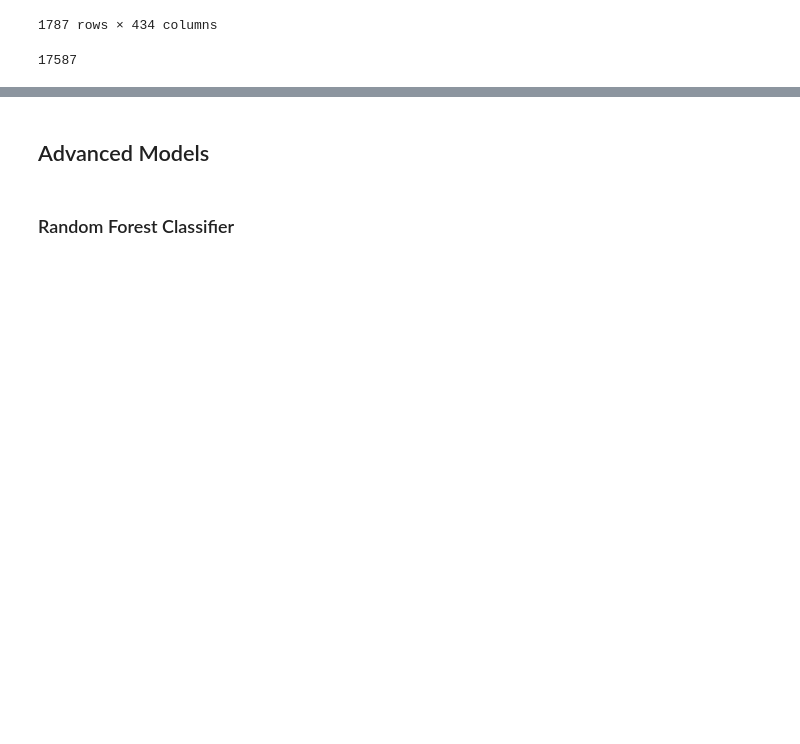
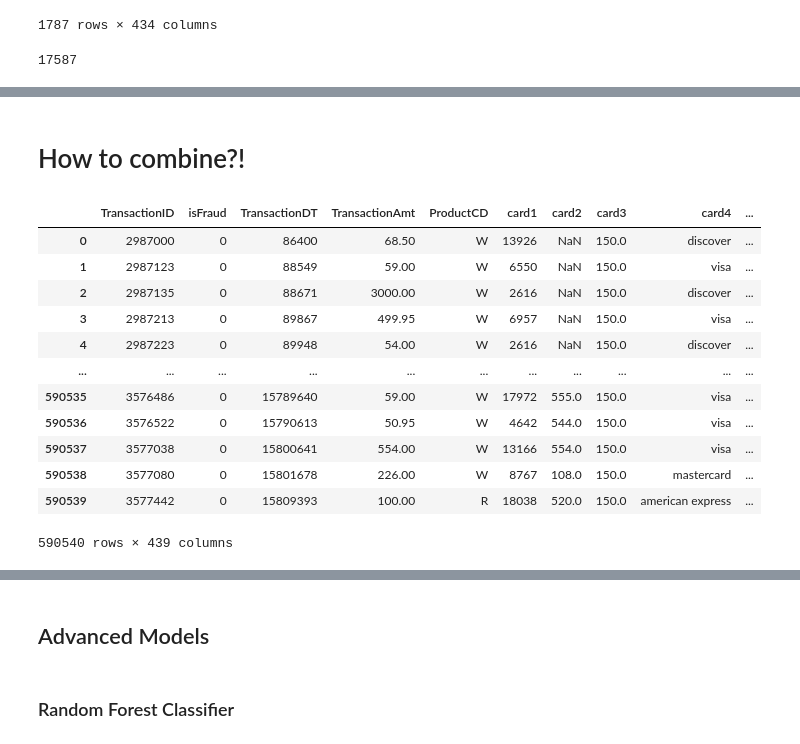
Before and after one commit to mariia-rum/project_fraud, a Jupyter notebook: notebooks/Models_Antonia.ipynb, the cells around one changed output, grey strips where cells are left out. Drawn from its saved outputs; the diff is of its cells as text; code cells hidden in the pictures; blank space fills up the shorter version.

```diff
--- a/notebooks/Models_Antonia.ipynb
+++ b/notebooks/Models_Antonia.ipynb
@@ -371,0 +365,2 @@ TypeError: unsupported operand type(s) for +: 'float' and 'str'
+# %%
+df['cardID'] = df.apply(lambda row: function(row), axis=1)
@@ -371,0 +388,18 @@ TypeError: unsupported operand type(s) for +: 'float' and 'str'
+# %%
+def function(row):
+    if pd.isna(row['card1']):
+        return np.nan
+    elif pd.isna(row['card2']):
+        return np.nan
+    elif pd.isna(row['card3']):
+        return np.nan
+    elif pd.isna(row['card4']):
+        return np.nan
+    elif pd.isna(row['card5']):
+        return np.nan
+    elif pd.isna(row['card6']):
+        return np.nan
+    else:
+        return str(row['card1']) + str(row['card2']) + str(row['card3']) + str(row['card4']) + str(row['card5']) + str(row['card6'])
+# %%
+df['cardID'] = df.apply(lambda row: function(row), axis=1)
@@ -372,9 +416,9 @@ TypeError: unsupported operand type(s) for +: 'float' and 'str'
 # %%
 # groupby
-credit_cards = df.groupby('cardID')
 
-# apply
-credit_cards[['TransactionAmt']].mean()
-credit_cards[['TransactionAmt']].min()
-credit_cards[['TransactionAmt']].max()
-credit_cards[['TransactionAmt']].median()
+credit_cards = df.groupby('cardID').agg(
+    mean = pd.NamedAgg(column='TransactionAmt', aggfunc='mean'),
+    min = pd.NamedAgg(column='TransactionAmt', aggfunc='min'),
+    max = pd.NamedAgg(column='TransactionAmt', aggfunc='max'),
+    median = pd.NamedAgg(column='TransactionAmt', aggfunc='median'),
+)
@@ -380,0 +437,18 @@ credit_cards[['TransactionAmt']].median()
+# %% [markdown]
+# How to combine?!
+# %%
+df.merge(credit_cards, how='outer', on="cardID")
+# %% [output]
+|  | TransactionID | isFraud | TransactionDT | TransactionAmt | ProductCD | card1 | card2 | card3 | card4 | ... |
+| 0 | 2987000 | 0 | 86400 | 68.50 | W | 13926 | NaN | 150.0 | discover | ... |
+| 1 | 2987123 | 0 | 88549 | 59.00 | W | 6550 | NaN | 150.0 | visa | ... |
+| 2 | 2987135 | 0 | 88671 | 3000.00 | W | 2616 | NaN | 150.0 | discover | ... |
+| 3 | 2987213 | 0 | 89867 | 499.95 | W | 6957 | NaN | 150.0 | visa | ... |
+| 4 | 2987223 | 0 | 89948 | 54.00 | W | 2616 | NaN | 150.0 | discover | ... |
+| ... | ... | ... | ... | ... | ... | ... | ... | ... | ... | ... |
+| 590535 | 3576486 | 0 | 15789640 | 59.00 | W | 17972 | 555.0 | 150.0 | visa | ... |
+| 590536 | 3576522 | 0 | 15790613 | 50.95 | W | 4642 | 544.0 | 150.0 | visa | ... |
+| 590537 | 3577038 | 0 | 15800641 | 554.00 | W | 13166 | 554.0 | 150.0 | visa | ... |
+| 590538 | 3577080 | 0 | 15801678 | 226.00 | W | 8767 | 108.0 | 150.0 | mastercard | ... |
+| 590539 | 3577442 | 0 | 15809393 | 100.00 | R | 18038 | 520.0 | 150.0 | american express | ... |
+590540 rows × 439 columns
```
Also changed, not shown: parts of 19 cells of this notebook.
